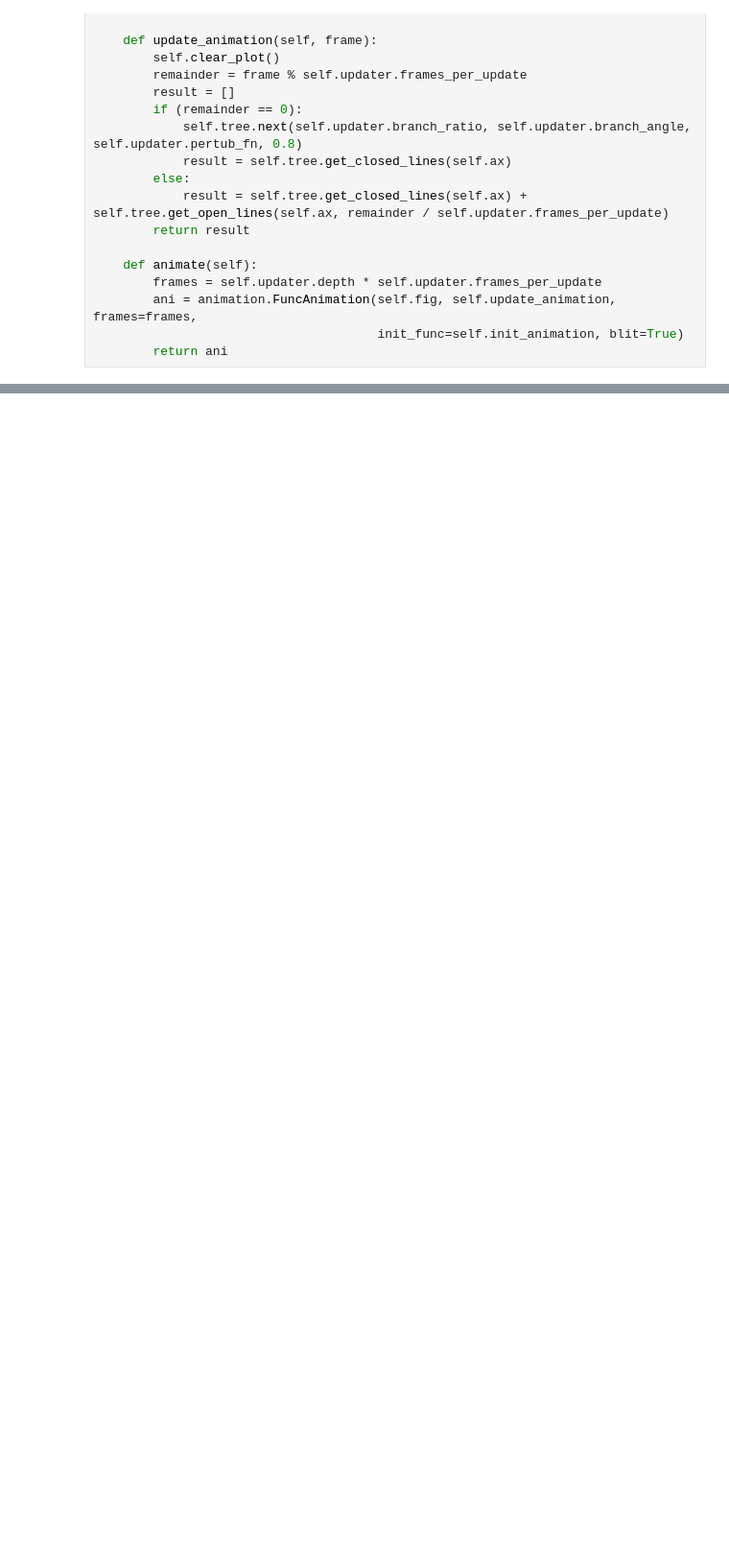
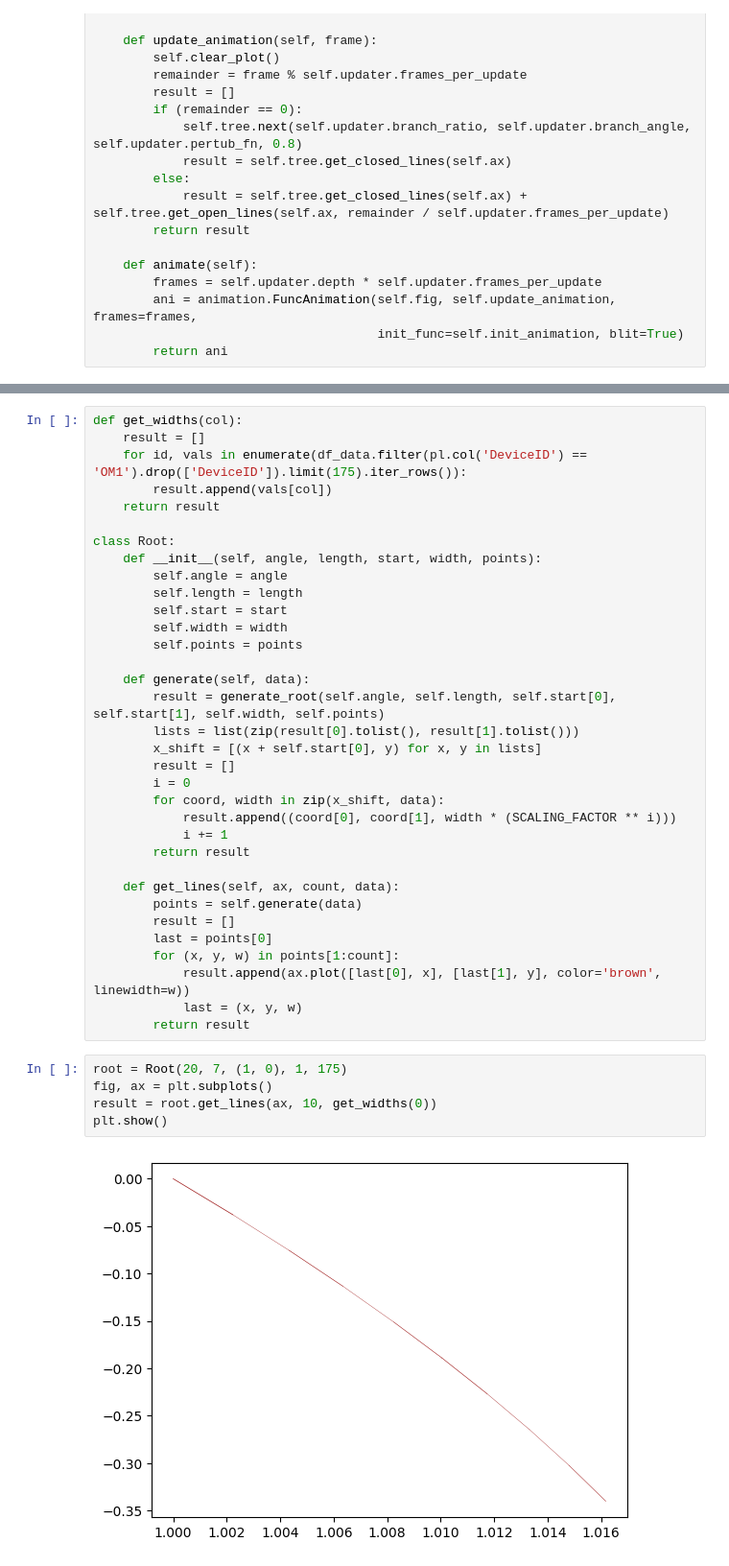
Before and after one commit to KajetanPoliak/greenhack2024, a Jupyter notebook: Pepa_ntb.ipynb, the cells around one changed output, grey strips where cells are left out. Shown at 96% size. Saved outputs shown, nothing was run; the diff lists cells and outputs as text; blank space fills up the shorter version.

```diff
--- a/Pepa_ntb.ipynb
+++ b/Pepa_ntb.ipynb
@@ -310,0 +441,41 @@ HTML(ani.to_html5_video())
+# %%
+def get_widths(col):
+    result = []
+    for id, vals in enumerate(df_data.filter(pl.col('DeviceID') == 'OM1').drop(['DeviceID']).limit(175).iter_rows()):
+        result.append(vals[col])
+    return result
+
+class Root:
+    def __init__(self, angle, length, start, width, points):
+        self.angle = angle
+        self.length = length
+        self.start = start
+        self.width = width
+        self.points = points
+
+    def generate(self, data):
+        result = generate_root(self.angle, self.length, self.start[0], self.start[1], self.width, self.points)
+        lists = list(zip(result[0].tolist(), result[1].tolist()))
+        x_shift = [(x + self.start[0], y) for x, y in lists]
+        result = []
+        i = 0
+        for coord, width in zip(x_shift, data):
+            result.append((coord[0], coord[1], width * (SCALING_FACTOR ** i)))
+            i += 1
+        return result
+
+    def get_lines(self, ax, count, data):
+        points = self.generate(data)
+        result = []
+        last = points[0]
+        for (x, y, w) in points[1:count]:
+            result.append(ax.plot([last[0], x], [last[1], y], color='brown', linewidth=w))
+            last = (x, y, w)
+        return result
+# %%
+root = Root(20, 7, (1, 0), 1, 175)
+fig, ax = plt.subplots()
+result = root.get_lines(ax, 10, get_widths(0))
+plt.show()
+# %% [output]
+[figure, added]
```
Also changed, not shown: parts of 9 cells of this notebook, 1 other file.
